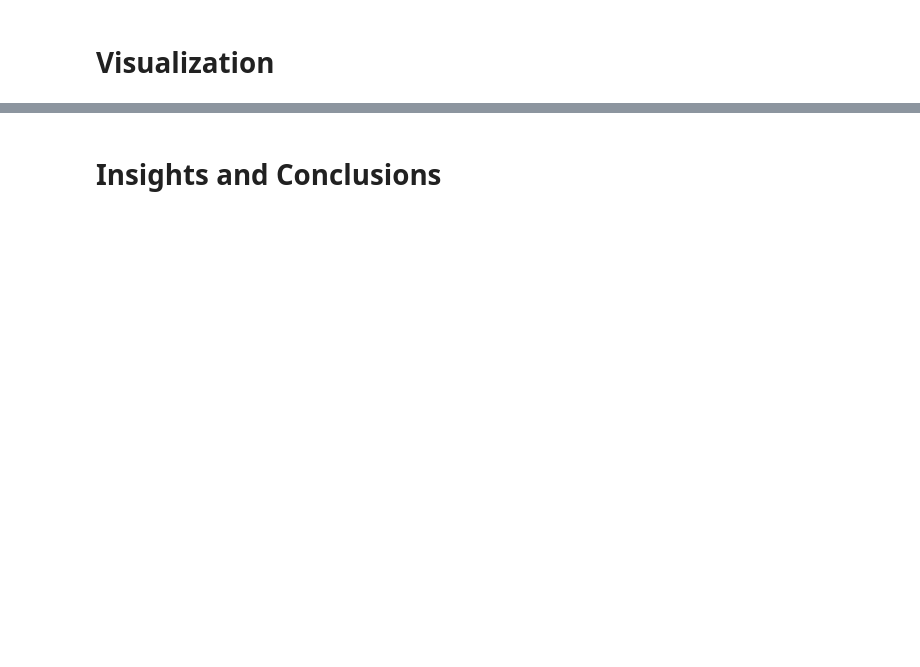
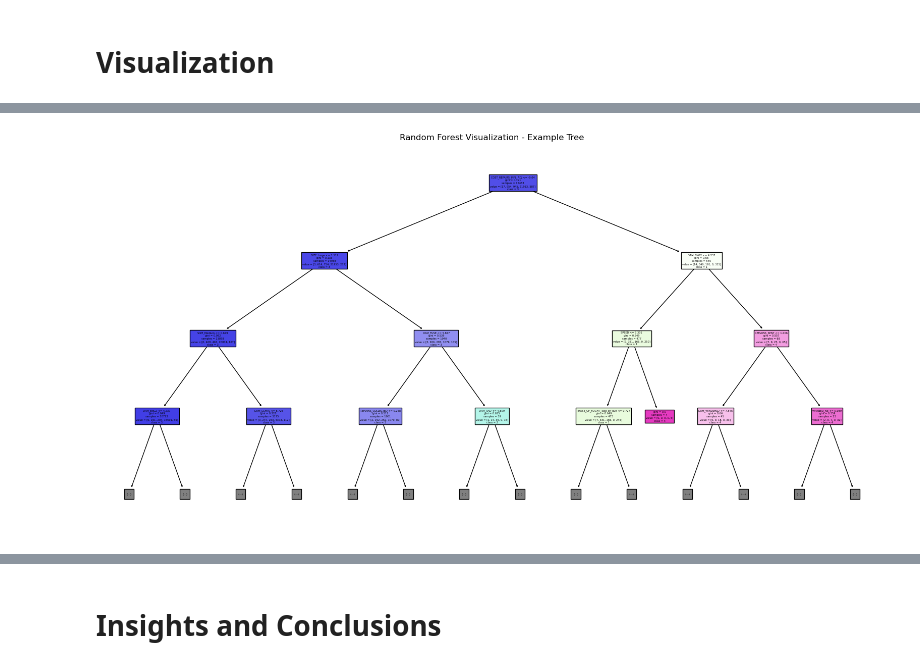
Before and after one commit to thejameszhang/cmsc320-project, a Jupyter notebook: eda.ipynb, the cells around one changed output, grey strips where cells are left out. Drawn from its saved outputs; the diff is of its cells as text; code cells hidden in the pictures; blank space fills up the shorter version.

```diff
--- a/eda.ipynb
+++ b/eda.ipynb
@@ -434,0 +474,9 @@ Test set: Average loss: 0.0989, Accuracy: 10002/10482 (95.42072123640527%)
+# %%
+# Visualize Random Forest (showing only one tree for simplicity)
+plt.figure(figsize=(20,10))
+rf_tree = models['Random Forest'].estimators_[0]
+tree.plot_tree(rf_tree, filled=True, feature_names=X.columns, class_names=np.unique(y_train).astype(str), max_depth=3)
+plt.title('Random Forest Visualization - Example Tree')
+plt.show()
+# %% [output]
+[figure, added]
```
Also changed, not shown: parts of 13 cells of this notebook.
